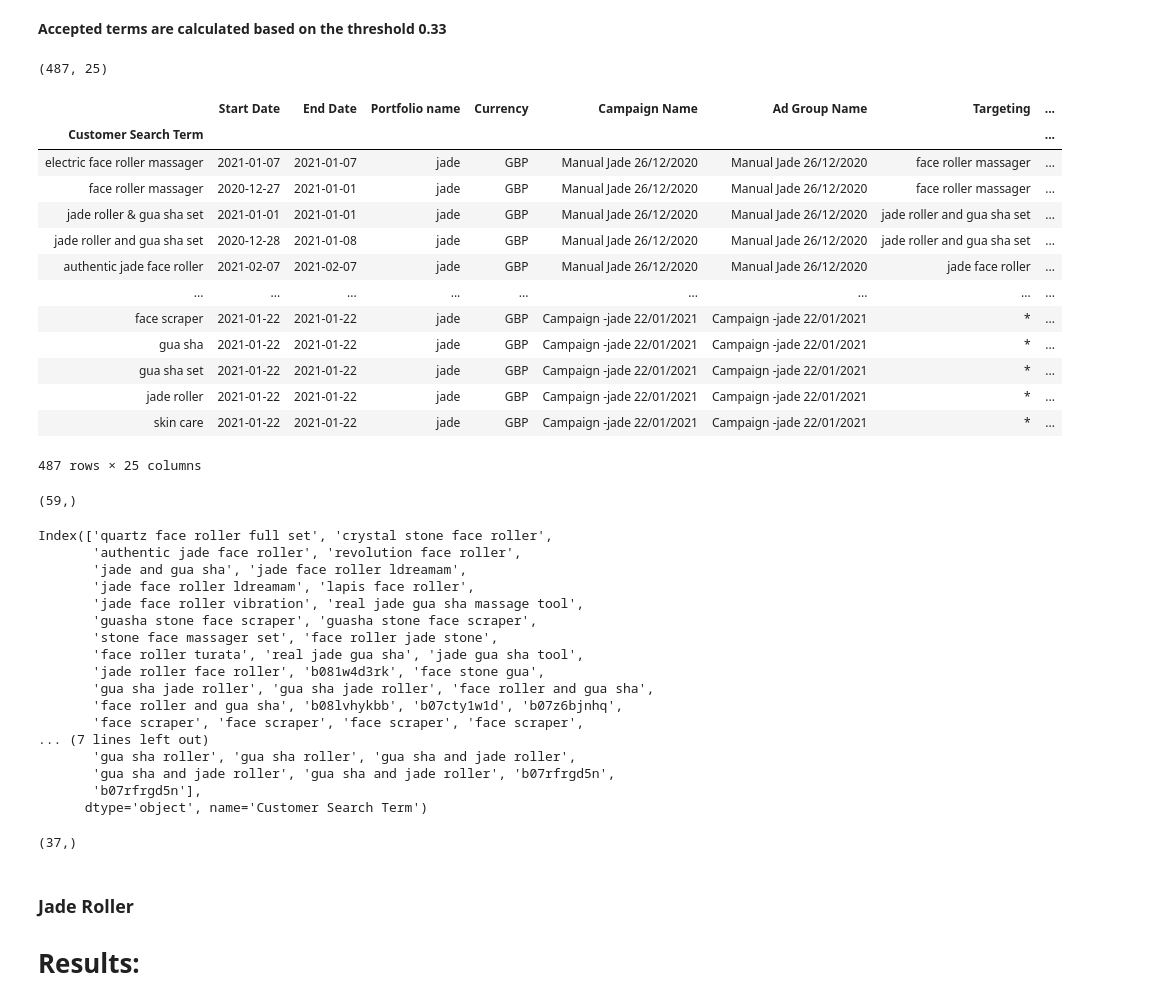
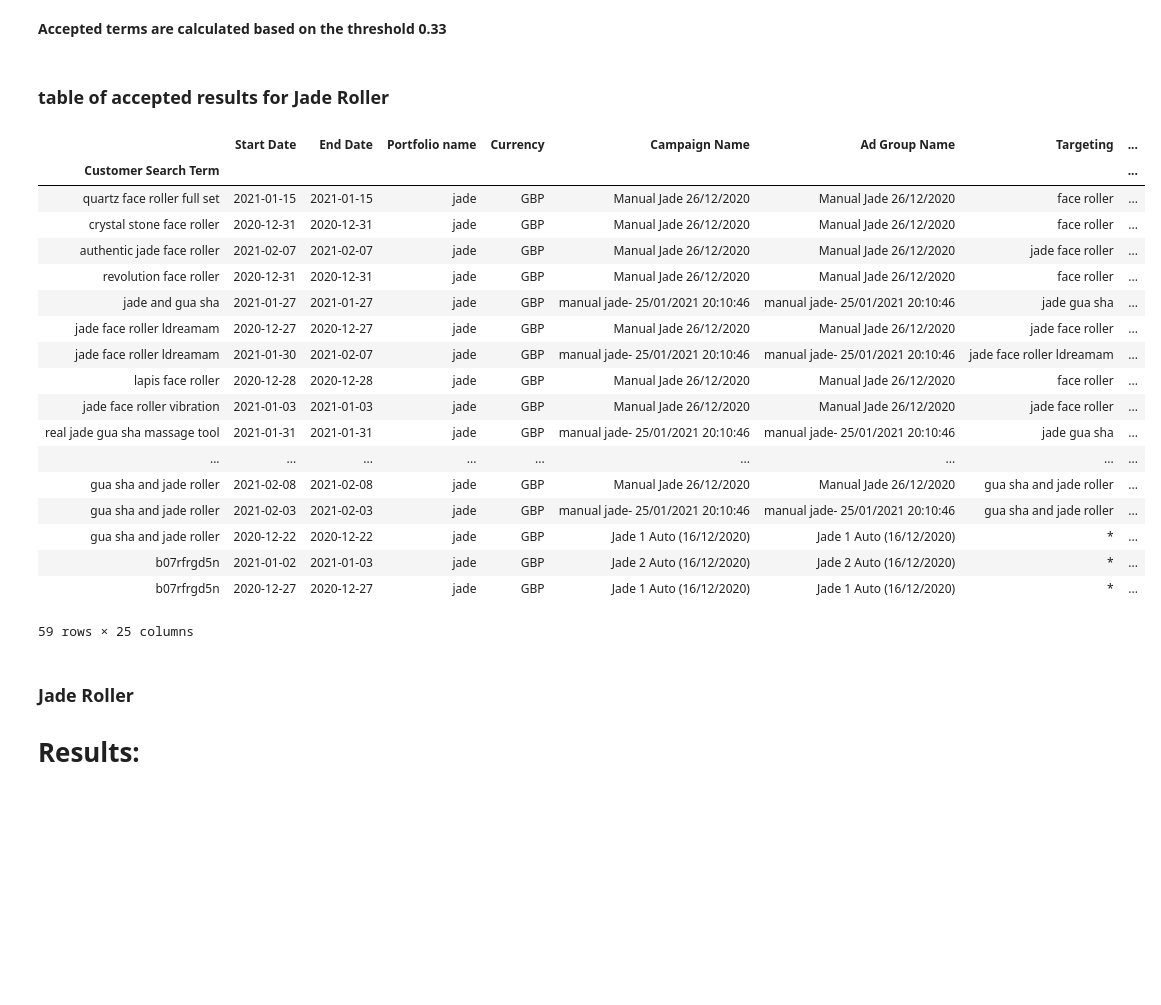
Before and after one commit to JayQuantRise20/Amazon_Advertisement_Data, a Jupyter notebook: Amazon_Data_Analysis.ipynb, the cells around one changed output. Drawn from its saved outputs; the diff is of its cells as text; code cells hidden in the pictures; blank space fills up the shorter version.

Commit message:
feat: output new files for accepted resluts

```diff
--- a/Amazon_Data_Analysis.ipynb
+++ b/Amazon_Data_Analysis.ipynb
@@ -262,21 +258,0 @@ df_new.index = df_jade["Customer Search Term"]
-# %%
-df_new.shape
-# %% [output]
-(487, 25)
-# %%
-df_new
-# %% [output]
-|  | Start Date | End Date | Portfolio name | Currency | Campaign Name | Ad Group Name | Targeting | ... |
-| Customer Search Term |  |  |  |  |  |  |  | ... |
-| electric face roller massager | 2021-01-07 | 2021-01-07 | jade | GBP | Manual Jade 26/12/2020 | Manual Jade 26/12/2020 | face roller massager | ... |
-| face roller massager | 2020-12-27 | 2021-01-01 | jade | GBP | Manual Jade 26/12/2020 | Manual Jade 26/12/2020 | face roller massager | ... |
-| jade roller & gua sha set | 2021-01-01 | 2021-01-01 | jade | GBP | Manual Jade 26/12/2020 | Manual Jade 26/12/2020 | jade roller and gua sha set | ... |
-| jade roller and gua sha set | 2020-12-28 | 2021-01-08 | jade | GBP | Manual Jade 26/12/2020 | Manual Jade 26/12/2020 | jade roller and gua sha set | ... |
-| authentic jade face roller | 2021-02-07 | 2021-02-07 | jade | GBP | Manual Jade 26/12/2020 | Manual Jade 26/12/2020 | jade face roller | ... |
-| ... | ... | ... | ... | ... | ... | ... | ... | ... |
-| face scraper | 2021-01-22 | 2021-01-22 | jade | GBP | Campaign -jade 22/01/2021 | Campaign -jade 22/01/2021 | * | ... |
-| gua sha | 2021-01-22 | 2021-01-22 | jade | GBP | Campaign -jade 22/01/2021 | Campaign -jade 22/01/2021 | * | ... |
-| gua sha set | 2021-01-22 | 2021-01-22 | jade | GBP | Campaign -jade 22/01/2021 | Campaign -jade 22/01/2021 | * | ... |
-| jade roller | 2021-01-22 | 2021-01-22 | jade | GBP | Campaign -jade 22/01/2021 | Campaign -jade 22/01/2021 | * | ... |
-| skin care | 2021-01-22 | 2021-01-22 | jade | GBP | Campaign -jade 22/01/2021 | Campaign -jade 22/01/2021 | * | ... |
-487 rows × 25 columns
@@ -285,31 +266,27 @@ filterd_df = df_new.loc[accepted_terms]
+# %% [markdown]
+### table of accepted results for Jade Roller
 # %%
-filterd_df.index.shape
+filterd_df
 # %% [output]
+|  | Start Date | End Date | Portfolio name | Currency | Campaign Name | Ad Group Name | Targeting | ... |
+| Customer Search Term |  |  |  |  |  |  |  | ... |
+| quartz face roller full set | 2021-01-15 | 2021-01-15 | jade | GBP | Manual Jade 26/12/2020 | Manual Jade 26/12/2020 | face roller | ... |
+| crystal stone face roller | 2020-12-31 | 2020-12-31 | jade | GBP | Manual Jade 26/12/2020 | Manual Jade 26/12/2020 | face roller | ... |
+| authentic jade face roller | 2021-02-07 | 2021-02-07 | jade | GBP | Manual Jade 26/12/2020 | Manual Jade 26/12/2020 | jade face roller | ... |
+| revolution face roller | 2020-12-31 | 2020-12-31 | jade | GBP | Manual Jade 26/12/2020 | Manual Jade 26/12/2020 | face roller | ... |
+| jade and gua sha | 2021-01-27 | 2021-01-27 | jade | GBP | manual jade- 25/01/2021 20:10:46 | manual jade- 25/01/2021 20:10:46 | jade gua sha | ... |
+| jade face roller ldreamam | 2020-12-27 | 2020-12-27 | jade | GBP | Manual Jade 26/12/2020 | Manual Jade 26/12/2020 | jade face roller | ... |
+| jade face roller ldreamam | 2021-01-30 | 2021-02-07 | jade | GBP | manual jade- 25/01/2021 20:10:46 | manual jade- 25/01/2021 20:10:46 | jade face roller ldreamam | ... |
+| lapis face roller | 2020-12-28 | 2020-12-28 | jade | GBP | Manual Jade 26/12/2020 | Manual Jade 26/12/2020 | face roller | ... |
+| jade face roller vibration | 2021-01-03 | 2021-01-03 | jade | GBP | Manual Jade 26/12/2020 | Manual Jade 26/12/2020 | jade face roller | ... |
+| real jade gua sha massage tool | 2021-01-31 | 2021-01-31 | jade | GBP | manual jade- 25/01/2021 20:10:46 | manual jade- 25/01/2021 20:10:46 | jade gua sha | ... |
+| ... | ... | ... | ... | ... | ... | ... | ... | ... |
+| gua sha and jade roller | 2021-02-08 | 2021-02-08 | jade | GBP | Manual Jade 26/12/2020 | Manual Jade 26/12/2020 | gua sha and jade roller | ... |
+| gua sha and jade roller | 2021-02-03 | 2021-02-03 | jade | GBP | manual jade- 25/01/2021 20:10:46 | manual jade- 25/01/2021 20:10:46 | gua sha and jade roller | ... |
+| gua sha and jade roller | 2020-12-22 | 2020-12-22 | jade | GBP | Jade 1 Auto (16/12/2020) | Jade 1 Auto (16/12/2020) | * | ... |
+| b07rfrgd5n | 2021-01-02 | 2021-01-03 | jade | GBP | Jade 2 Auto (16/12/2020) | Jade 2 Auto (16/12/2020) | * | ... |
+| b07rfrgd5n | 2020-12-27 | 2020-12-27 | jade | GBP | Jade 1 Auto (16/12/2020) | Jade 1 Auto (16/12/2020) | * | ... |
-(59,)
+59 rows × 25 columns
-# %%
-filterd_df.index
-# %% [output]
-Index(['quartz face roller full set', 'crystal stone face roller',
-       'authentic jade face roller', 'revolution face roller',
-       'jade and gua sha', 'jade face roller ldreamam',
-       'jade face roller ldreamam', 'lapis face roller',
-       'jade face roller vibration', 'real jade gua sha massage tool',
-       'guasha stone face scraper', 'guasha stone face scraper',
-       'stone face massager set', 'face roller jade stone',
-       'face roller turata', 'real jade gua sha', 'jade gua sha tool',
-       'jade roller face roller', 'b081w4d3rk', 'face stone gua',
-       'gua sha jade roller', 'gua sha jade roller', 'face roller and gua sha',
-       'face roller and gua sha', 'b08lvhykbb', 'b07cty1w1d', 'b07z6bjnhq',
-       'face scraper', 'face scraper', 'face scraper', 'face scraper',
-... (7 lines left out)
-       'gua sha roller', 'gua sha roller', 'gua sha and jade roller',
-       'gua sha and jade roller', 'gua sha and jade roller', 'b07rfrgd5n',
-       'b07rfrgd5n'],
-      dtype='object', name='Customer Search Term')
-# %%
-accepted_terms.shape
-# %% [output]
-(37,)
 # %% [markdown]
 ### Jade Roller
 
```
Also changed, not shown: parts of 7 cells of this notebook, 4 other files.
